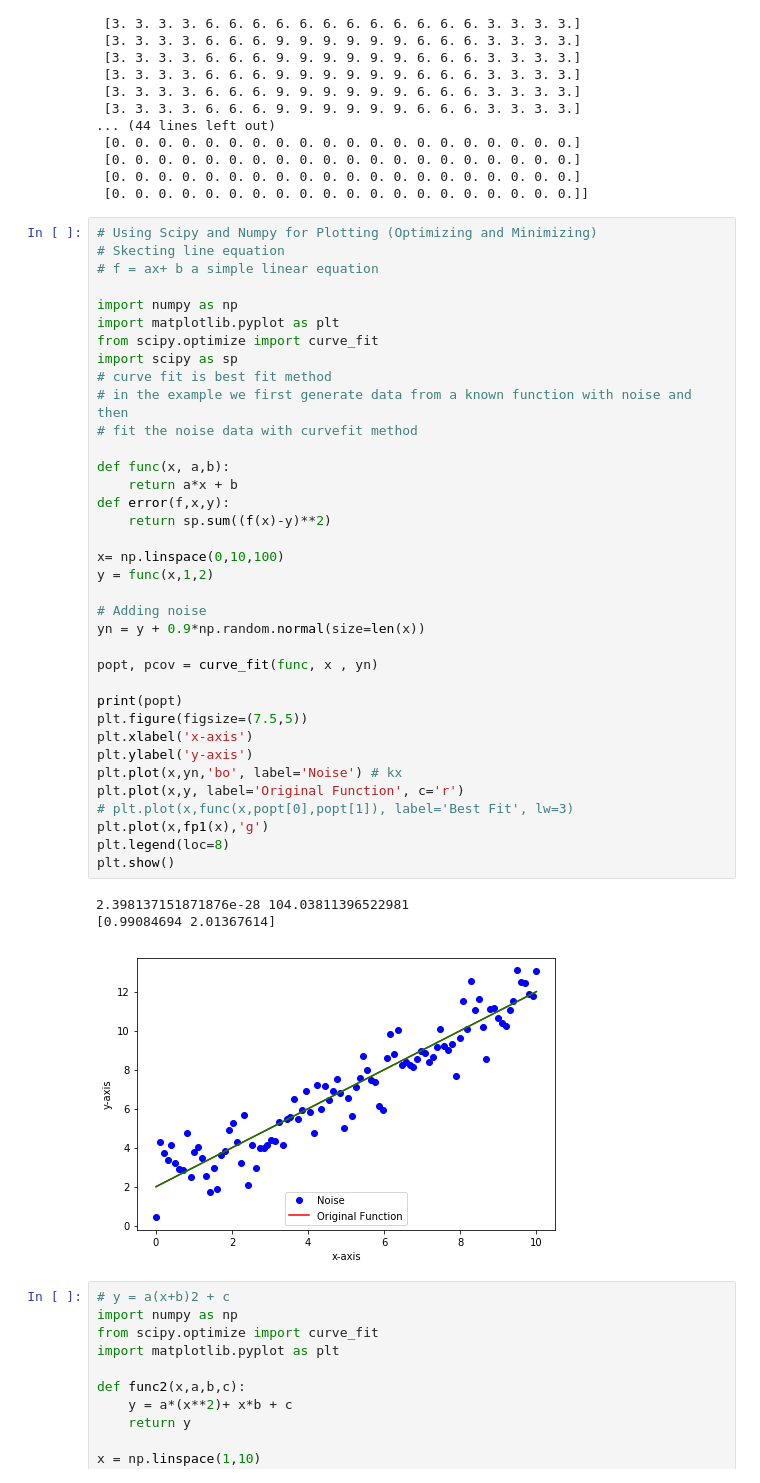
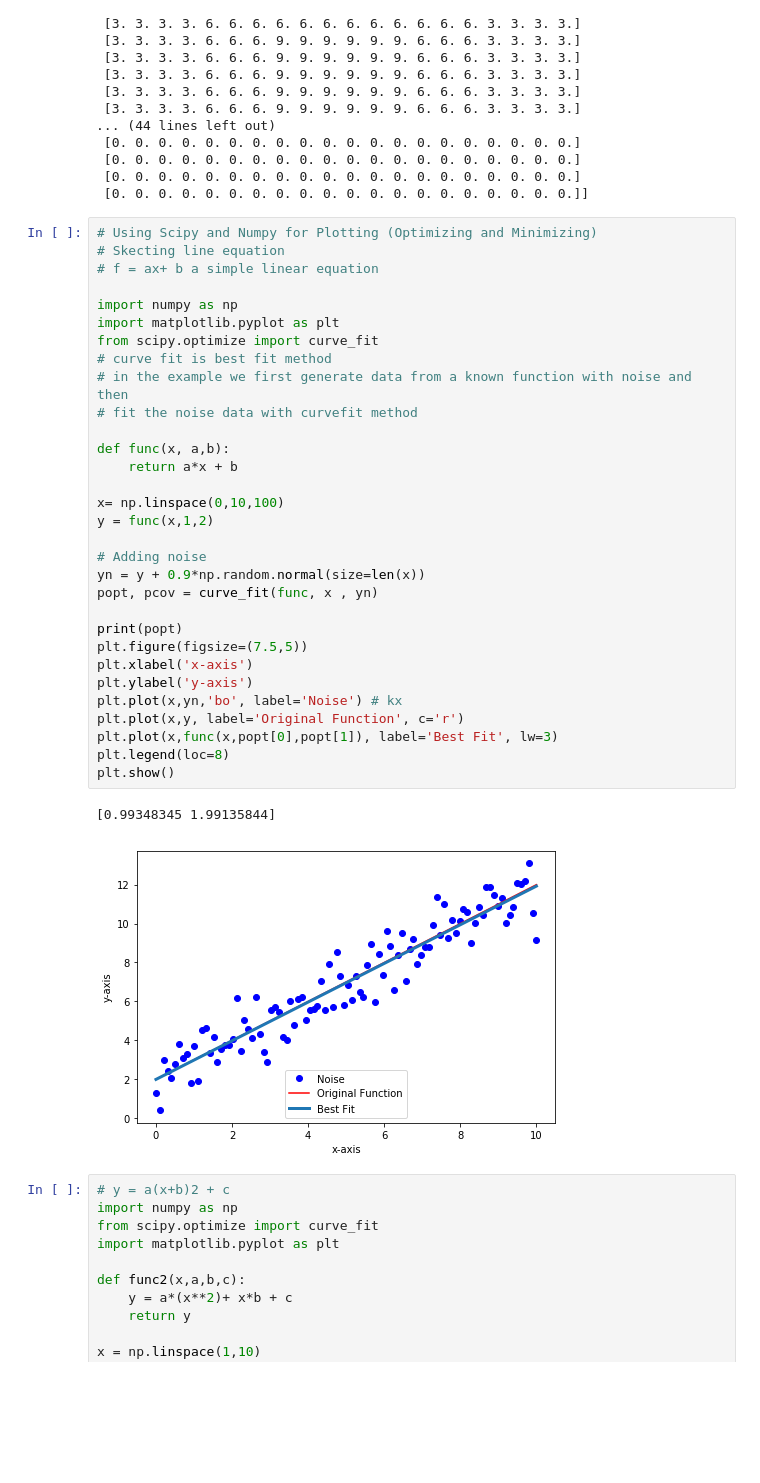
Before and after one commit to skazim/BuildingMachineLearningModel, a Jupyter notebook: PythonForAI.ipynb, the cells around one changed output. Saved outputs shown, nothing was run; the diff lists cells and outputs as text; blank space fills up the shorter version.

```diff
--- a/PythonForAI.ipynb
+++ b/PythonForAI.ipynb
@@ -59,42 +59,36 @@ print(img3)
 # Using Scipy and Numpy for Plotting (Optimizing and Minimizing)
 # Skecting line equation
 # f = ax+ b a simple linear equation
 
 import numpy as np
 import matplotlib.pyplot as plt
 from scipy.optimize import curve_fit
-import scipy as sp
 # curve fit is best fit method
 # in the example we first generate data from a known function with noise and then
 # fit the noise data with curvefit method
 
 def func(x, a,b):
     return a*x + b
-def error(f,x,y):
-    return sp.sum((f(x)-y)**2)
 
 x= np.linspace(0,10,100)
 y = func(x,1,2)
 
 # Adding noise
 yn = y + 0.9*np.random.normal(size=len(x))
-
 popt, pcov = curve_fit(func, x , yn)
 
 print(popt)
 plt.figure(figsize=(7.5,5))
 plt.xlabel('x-axis')
 plt.ylabel('y-axis')
 plt.plot(x,yn,'bo', label='Noise') # kx
 plt.plot(x,y, label='Original Function', c='r')
-# plt.plot(x,func(x,popt[0],popt[1]), label='Best Fit', lw=3)
-plt.plot(x,fp1(x),'g')
+plt.plot(x,func(x,popt[0],popt[1]), label='Best Fit', lw=3)
 plt.legend(loc=8)
 plt.show()
 # %% [output]
-2.398137151871876e-28 104.03811396522981
-[0.99084694 2.01367614]
+[0.99348345 1.99135844]
-[figure, old version]
+[figure, new version]
 # %%
 # y = a(x+b)2 + c
 import numpy as np
```
